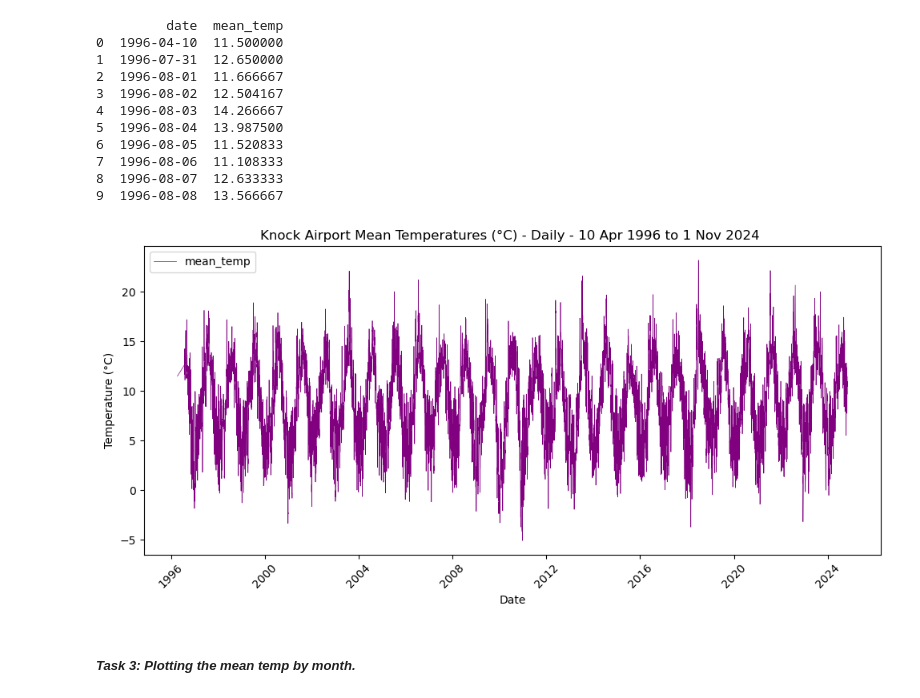
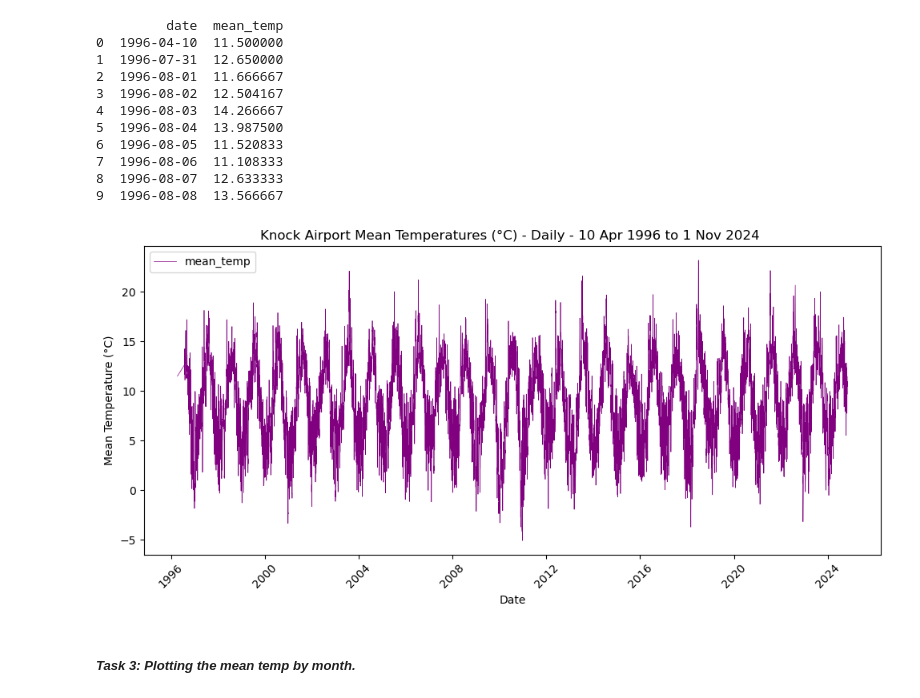
Before and after one commit to ermelinda-q/PFDA, a Jupyter notebook: assignments/assignment_6_weather.ipynb, the cells around one changed output. Drawn from its saved outputs; the diff is of its cells as text; code cells hidden in the pictures.

```diff
--- a/assignments/assignment_6_weather.ipynb
+++ b/assignments/assignment_6_weather.ipynb
@@ -127,13 +127,13 @@ print(daily_mean_df.head(10))       # Yes!
 # %%
 # Plot the data using mean temperature each day
 daily_mean_df.plot(x='date',y='mean_temp', kind='line', figsize=(10, 5), linestyle='-', linewidth=0.5, markersize=2, color='purple')
 plt.xlabel('Date')
-plt.ylabel('Temperature (°C)')
+plt.ylabel('Mean Temperature (°C)')
 plt.title('Knock Airport Mean Temperatures (°C) - Daily - 10 Apr 1996 to 1 Nov 2024 ')
 plt.xticks(rotation=45)
 plt.tight_layout()
 plt.show()
 # %% [output]
-[figure, old version]
+[figure, new version]
 # %% [markdown]
 ##### _Task 3: Plotting the mean temp by month._
```
Also changed, not shown: parts of 2 cells of this notebook.
